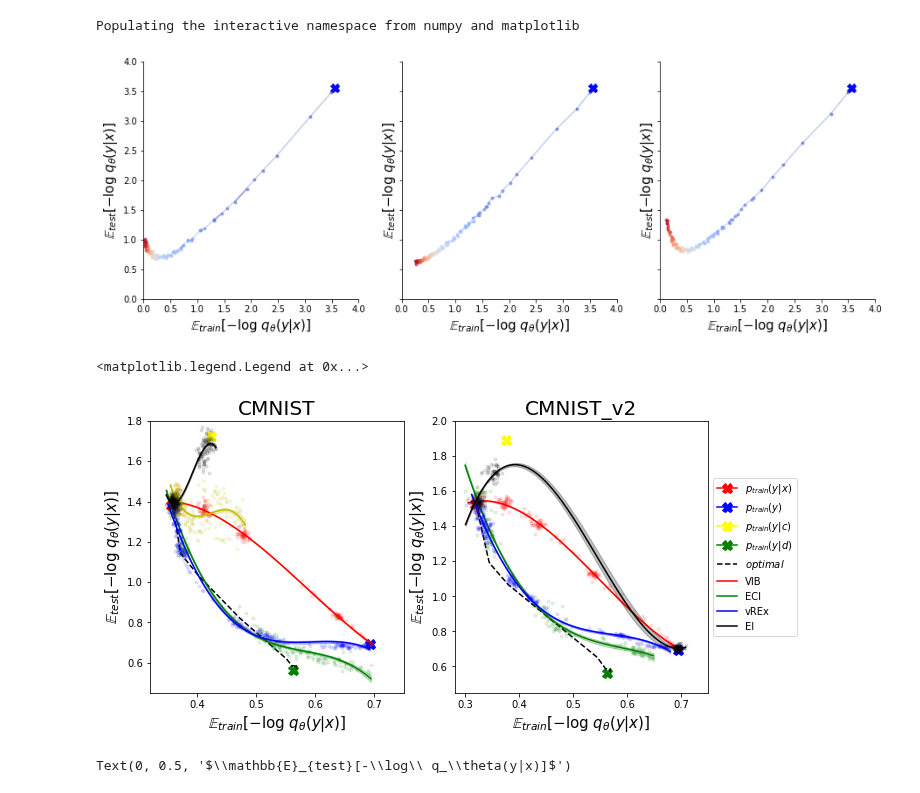
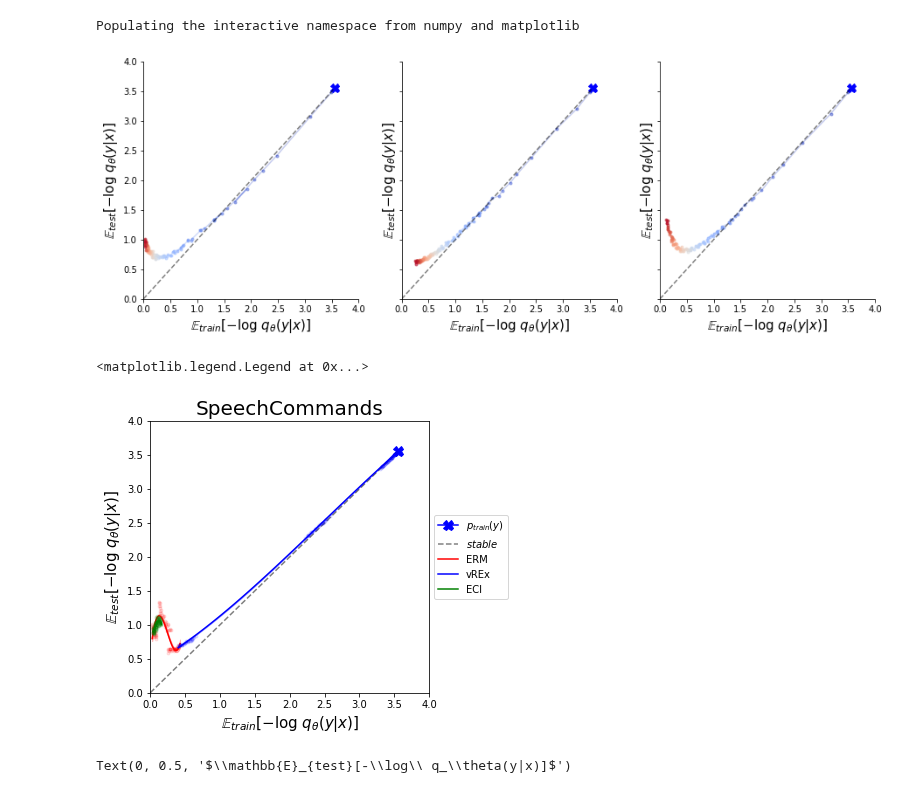
Before and after one commit to mfederici/JADE, a Jupyter notebook: results.ipynb, the cells around one changed output. Drawn from its saved outputs; the diff is of its cells as text; code cells hidden in the pictures.

Commit message:
Dataset location fixed

```diff
--- a/results.ipynb
+++ b/results.ipynb
@@ -42,9 +42,12 @@ sweeps = {
     },
     'SpeechCommands':{
         'ERM': {'id':'4sxucih2', 'color':'r', 'sortkey':'model.encoder.dropout'},
-        'vREx': {'id':'i410isxi', 'color':'b','sortkey':'model.params.beta_scheduler.params.end_value'}
+        'vREx': {'id':'ek0miook', 'color':'b','sortkey':'model.params.beta_scheduler.params.end_value'},
+        'ECI':{'id':'ue3s7by4', 'color':'g', 'sortkey':'model.params.beta_scheduler.params.end_value'}, #bb5d4bcf,dt34m3vt
     }
 }
+#ue3s7by4
+#493nakj0
 # %%
 def get_last_mixed_data(run, consider_last=None):
         if consider_last is None:
@@ -268,6 +271,14 @@ t_results = {
                     'markersize': 10
                 }
             },
+            'stable':{
+                'coord':[[0,3.5553480614894135],[0,3.5553480614894135]],
+                'params':{
+                    'color':'k',
+                    'ls':'--',
+                    'alpha': 0.5
+                }
+            }
         }
     }
 }
@@ -311,7 +322,7 @@ for j,run in enumerate(sweep.runs):
 
 #ax[-1].legend(fontsize=12)
 # %% [output]
-[figure, old version]
+[figure, new version]
 # %%
 
 
@@ -359,8 +370,8 @@ def plot_sweep_result(sweep, get_last_run_data, sortkey, ax, uncertainty_alpha=0
     points = []
     reg_strenght = []
     all_data = [get_last_run_data(run, consider_last=consider_last) for run in sweep.runs]
-    sortby = [json.loads(run.json_config)[sortkey]['value'] for run in sweep.runs]
-    order = np.argsort(sortby)
+    #sortby = [json.loads(run.json_config)[sortkey]['value'] for run in sweep.runs]
+    #order = np.argsort(sortby)
 
     #print(order)
     if len(all_data)>0:
@@ -368,28 +379,31 @@ def plot_sweep_result(sweep, get_last_run_data, sortkey, ax, uncertainty_alpha=0
 # %%
 
 consider_last = 10000
 
 
 datasets = ['CMNIST', 'CMNIST_v2']
+datasets = ['SpeechCommands']
 
 f, ax = plt.subplots(1,len(datasets),figsize=(5*len(datasets),5))
+if len(datasets)==1:
+    ax=[ax]
 
 for i, dataset in enumerate(datasets):
     decorate_plot(t_results[dataset], ax[i])
 
     for sweep_name, sweep_data in sweeps[dataset].items():
         sweep = api.sweep('causal-mib/%s' % sweep_data['id'])
         plot_sweep_result(sweep, process_run[dataset]['get_last'],
                           sortkey=sweep_data['sortkey'], ax=ax[i],
                           color=sweep_data['color'],
                           label=sweep_name, consider_last=consider_last)
 
 
     ax[i].set_title(dataset, size=20)
 ax[-1].legend(loc='center left', bbox_to_anchor=(1, 0.5))
 # %% [output]
 <matplotlib.legend.Legend at 0x...>
-[figure, old version]
+[figure, new version]
 # %%
 f, ax = plt.subplots(1,1)
 
```
Also changed, not shown: 4 other files.
